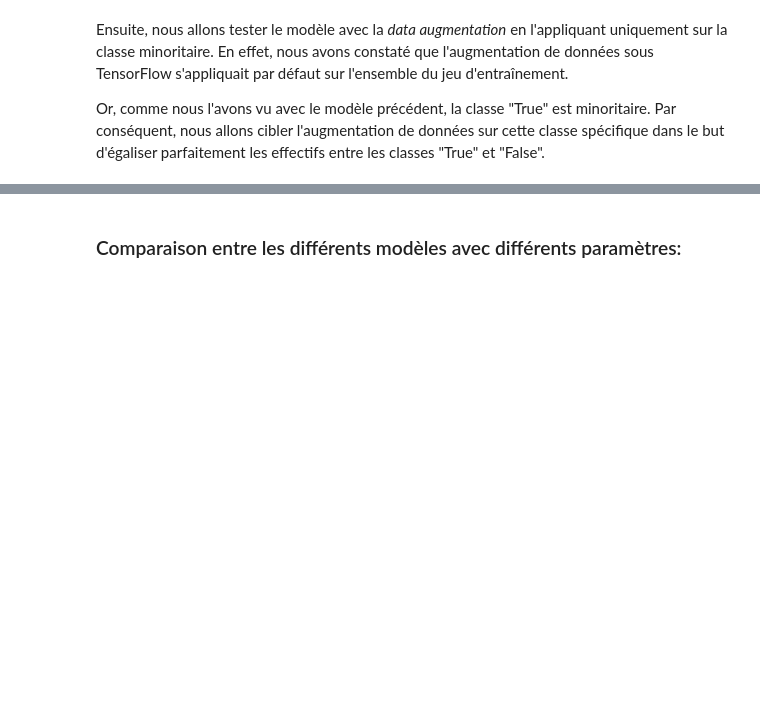
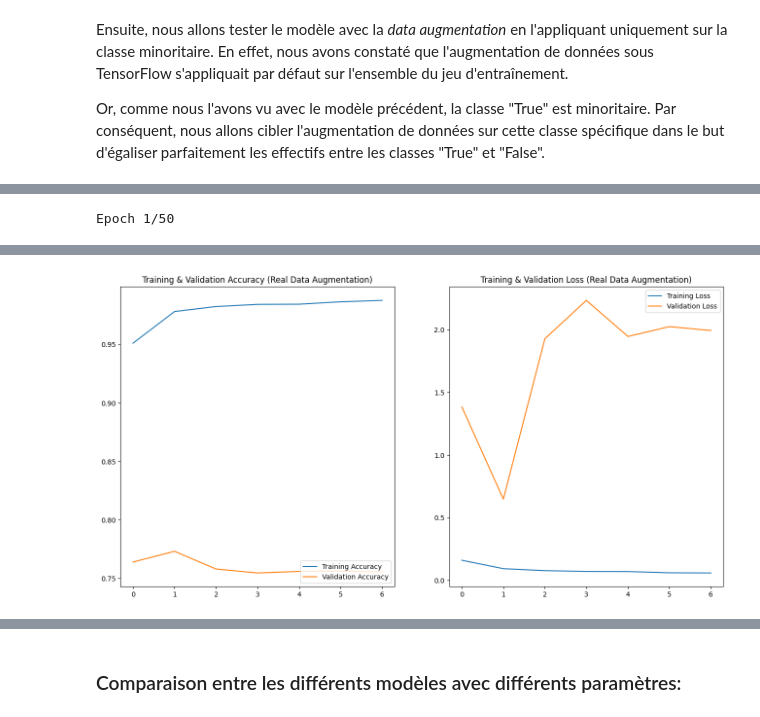
Before and after one commit to Byrong8at/Cnn-and-RNN, a Jupyter notebook: livrable1.ipynb, the cells around one changed output, grey strips where cells are left out. Cells and saved outputs as stored; diff of their text form; code cells hidden in the pictures; blank space fills up the shorter version.

```diff
--- a/livrable1.ipynb
+++ b/livrable1.ipynb
@@ -512,0 +714,71 @@ Or, comme nous l'avons vu avec le modèle précédent, la classe "True" est mino
+# %%
+model_layers_total = [
+    keras.Input(shape=(None, None, 3)),
+
+    # Redimensionnement
+    layers.Resizing(img_size, img_size),
+
+    #Scale to 0 to 1
+    layers.Rescaling(1./255),
+
+    layers.Conv2D(32, (3,3), activation='relu'),
+    layers.MaxPooling2D((2,2)),
+
+    layers.Conv2D(64, (3,3), activation='relu'),
+    layers.MaxPooling2D((2,2)),
+    layers.Dropout(0.1),
+]
+
+if img_size == 128:
+    model_layers_total.extend([
+        layers.Conv2D(64, (3,3), activation='relu'),
+        layers.MaxPooling2D((2,2)),
+        layers.Dropout(0.1),
+    ])
+
+model_layers_total.extend([
+    layers.Flatten(),
+    layers.Dense(128, activation='relu', kernel_regularizer=regularizers.l2(lambda_l2)),
+    layers.Dense(1, activation='sigmoid', kernel_regularizer=regularizers.l2(lambda_l2))
+])
+
+model_total = keras.Sequential(model_layers_total)
+model_total.compile(optimizer=keras.optimizers.Adam(learning_rate=learning_rate),
+            loss='binary_crossentropy',
+            metrics=['accuracy'])
+
+early_stopping_callback = EarlyStopping(
+    monitor='val_loss',
+    patience=Patience,
+    verbose=1,
+    restore_best_weights=True
+)
+
+all_callbacks = [early_stopping_callback]
+history_model = model_total.fit(
+    train_ds_RDA,
+    epochs=Epoch,
+    callbacks=all_callbacks,
+    validation_data=test_ds_RDA
+)
+
+h = history_model.history
+epochs_range = range(len(h['accuracy']))
+
+plt.figure(figsize=(16, 8))
+
+plt.subplot(1, 2, 1)
+plt.plot(epochs_range, h['accuracy'], label='Training Accuracy')
+plt.plot(epochs_range, h['val_accuracy'], label='Validation Accuracy')
+plt.legend(loc='lower right')
+plt.title('Training & Validation Accuracy (Real Data Augmentation)')
+
+plt.subplot(1, 2, 2)
+plt.plot(epochs_range, h['loss'], label='Training Loss')
+plt.plot(epochs_range, h['val_loss'], label='Validation Loss')
+plt.legend(loc='upper right')
+plt.title('Training & Validation Loss (Real Data Augmentation)')
+
+plt.show()
+# %% [output]
+Epoch 1/50
@@ -512,0 +800 @@ Or, comme nous l'avons vu avec le modèle précédent, la classe "True" est mino
+[figure, added]
```
Also changed, not shown: parts of 9 cells of this notebook, 1 other file.
